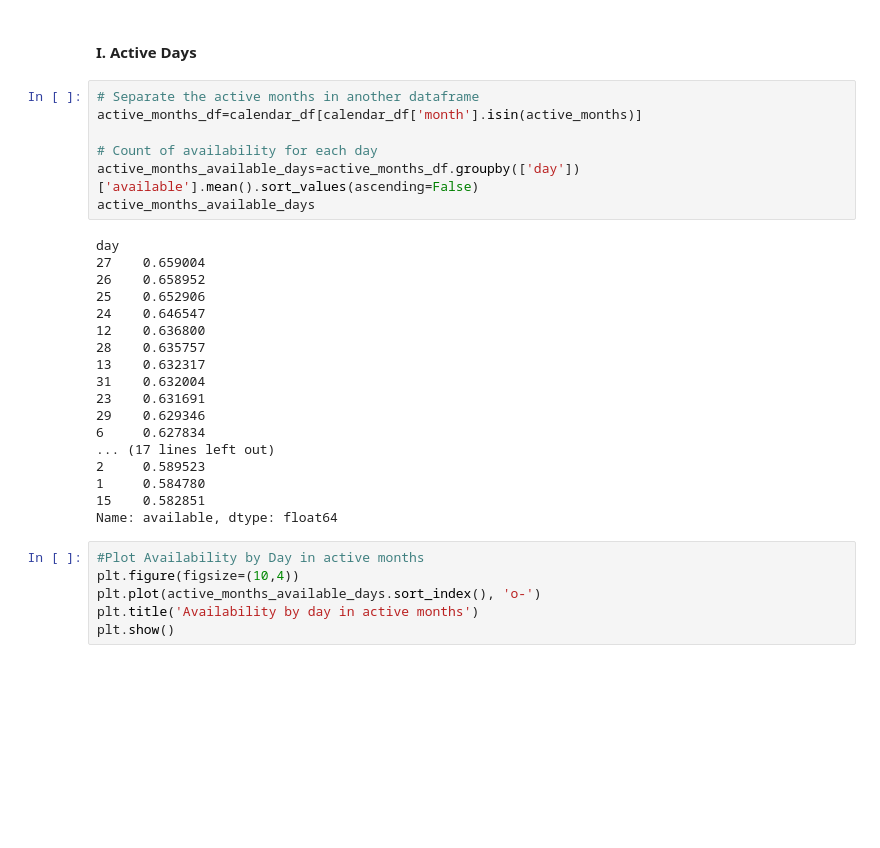
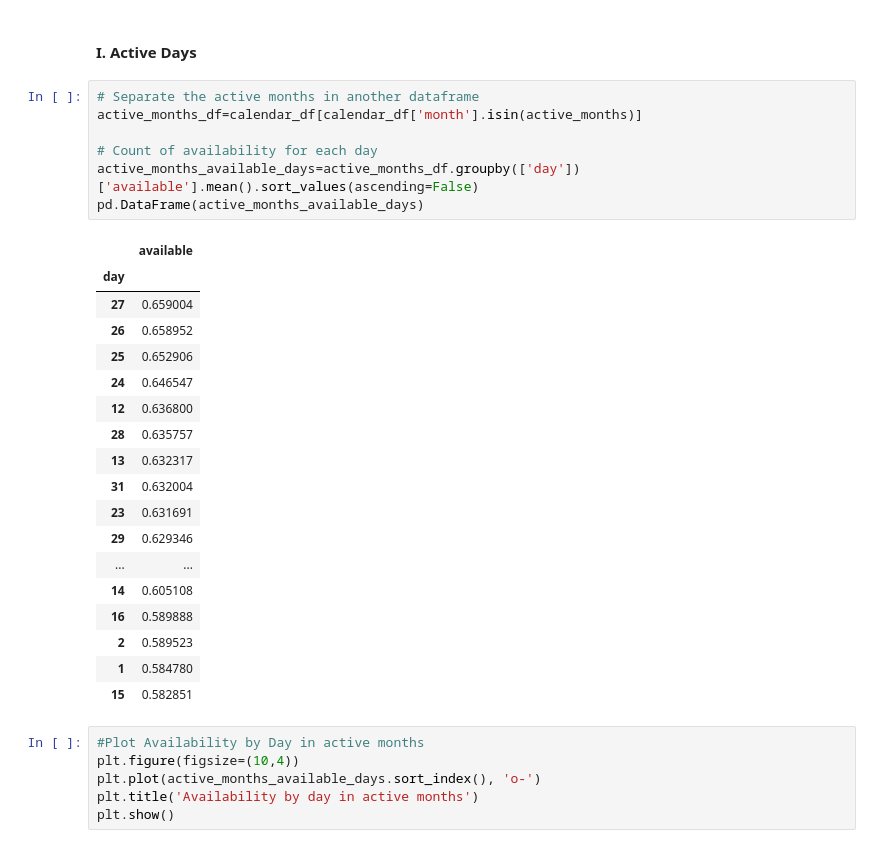
Before and after one commit to DevMahmoud10/Malaga-Airbnb-Data-Analysis, a Jupyter notebook: malaga_airbnb_data_analysis_notebook.ipynb, the cells around one changed output. Cells and saved outputs as stored; diff of their text form; blank space fills up the shorter version.

```diff
--- a/malaga_airbnb_data_analysis_notebook.ipynb
+++ b/malaga_airbnb_data_analysis_notebook.ipynb
@@ -189,28 +184,29 @@ But what about days let's try to explore it
 # %%
 # Separate the active months in another dataframe
 active_months_df=calendar_df[calendar_df['month'].isin(active_months)]
 
 # Count of availability for each day
 active_months_available_days=active_months_df.groupby(['day'])['available'].mean().sort_values(ascending=False)
-active_months_available_days
+pd.DataFrame(active_months_available_days)
 # %% [output]
-day
-27    0.659004
-26    0.658952
-25    0.652906
-24    0.646547
-12    0.636800
-28    0.635757
-13    0.632317
-31    0.632004
-23    0.631691
-29    0.629346
-6     0.627834
-... (17 lines left out)
-2     0.589523
-1     0.584780
-15    0.582851
-Name: available, dtype: float64
+|  | available |
+| day |  |
+| 27 | 0.659004 |
+| 26 | 0.658952 |
+| 25 | 0.652906 |
+| 24 | 0.646547 |
+| 12 | 0.636800 |
+| 28 | 0.635757 |
+| 13 | 0.632317 |
+| 31 | 0.632004 |
+| 23 | 0.631691 |
+| 29 | 0.629346 |
+| ... | ... |
+| 14 | 0.605108 |
+| 16 | 0.589888 |
+| 2 | 0.589523 |
+| 1 | 0.584780 |
+| 15 | 0.582851 |
 # %%
 #Plot Availability by Day in active months
 plt.figure(figsize=(10,4))
```
Also changed, not shown: parts of 38 cells of this notebook.
